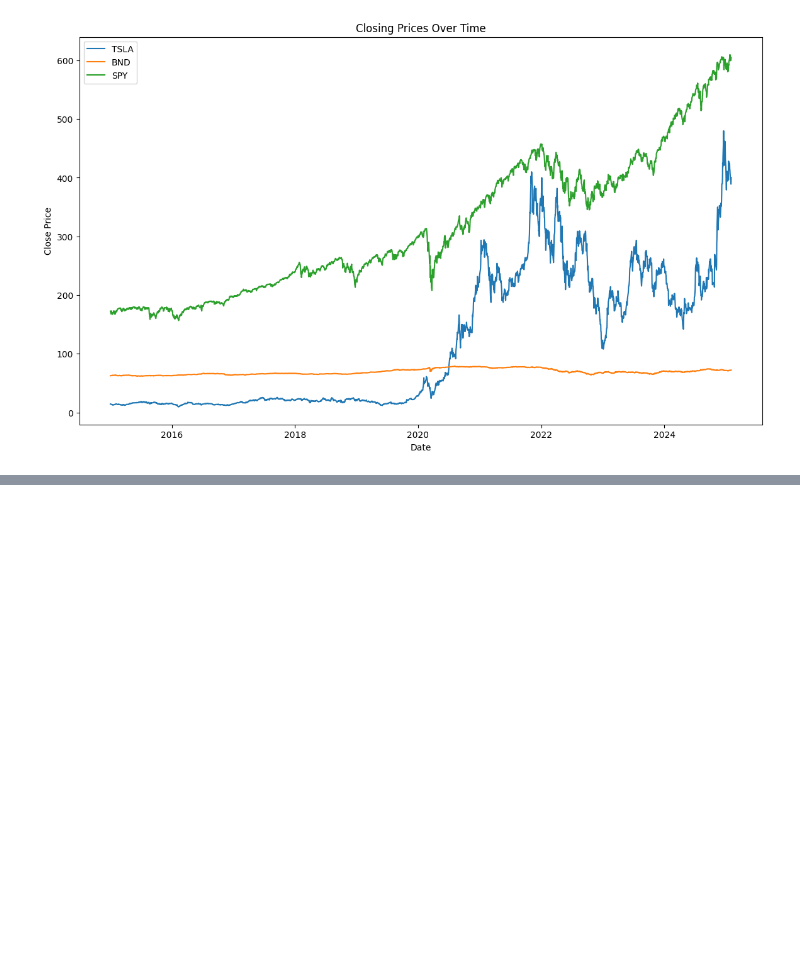
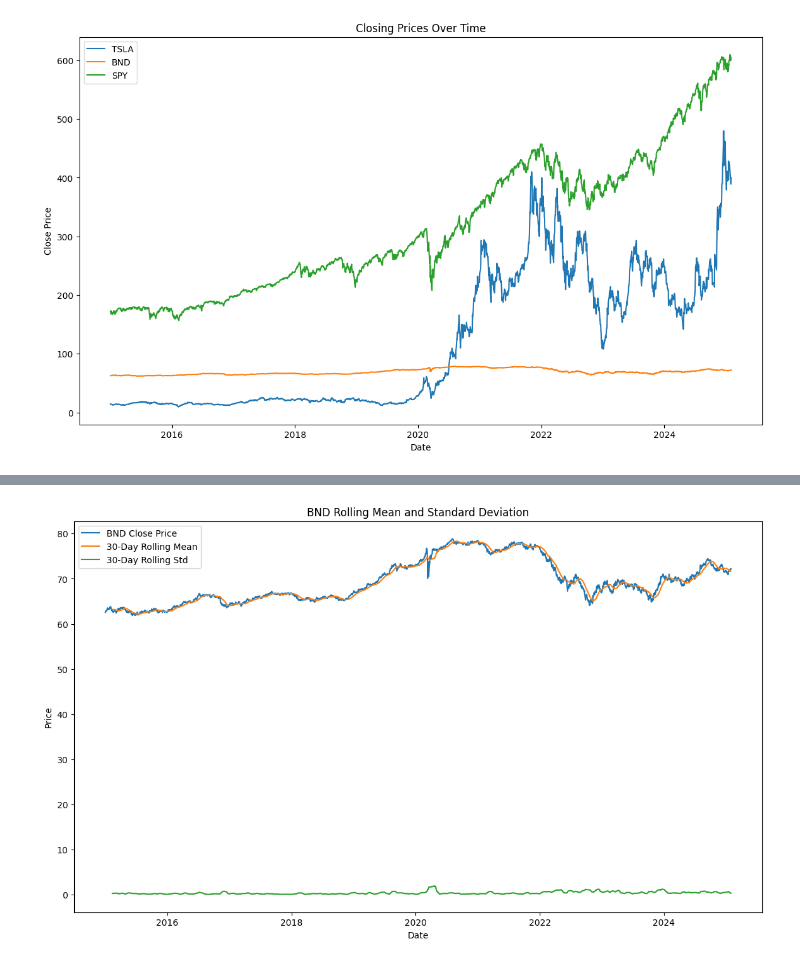
Before and after one commit to surak-alf/portfolio_management_optimization, a Jupyter notebook: notebook/data_exploratory_and_preprocessor.ipynb, the cells around one changed output, grey strips where cells are left out. Saved outputs shown, nothing was run; the diff lists cells and outputs as text; code cells hidden in the pictures; blank space fills up the shorter version.

```diff
--- a/notebook/data_exploratory_and_preprocessor.ipynb
+++ b/notebook/data_exploratory_and_preprocessor.ipynb
@@ -247,0 +287,17 @@ plt.show()
+# %%
+# Calculate rolling mean and standard deviation
+bnd_data['Rolling Mean'] = bnd_data['Close'].rolling(window=30).mean()
+bnd_data['Rolling Std'] = bnd_data['Close'].rolling(window=30).std()
+
+# Plot rolling mean and standard deviation
+plt.figure(figsize=(14, 8))
+plt.plot(bnd_data['Date'], bnd_data['Close'], label='BND Close Price')
+plt.plot(bnd_data['Date'], bnd_data['Rolling Mean'], label='30-Day Rolling Mean')
+plt.plot(bnd_data['Date'], bnd_data['Rolling Std'], label='30-Day Rolling Std')
+plt.title("BND Rolling Mean and Standard Deviation")
+plt.xlabel("Date")
+plt.ylabel("Price")
+plt.legend()
+plt.show()
+# %% [output]
+[figure, added]
```
Also changed, not shown: parts of 8 cells of this notebook.
